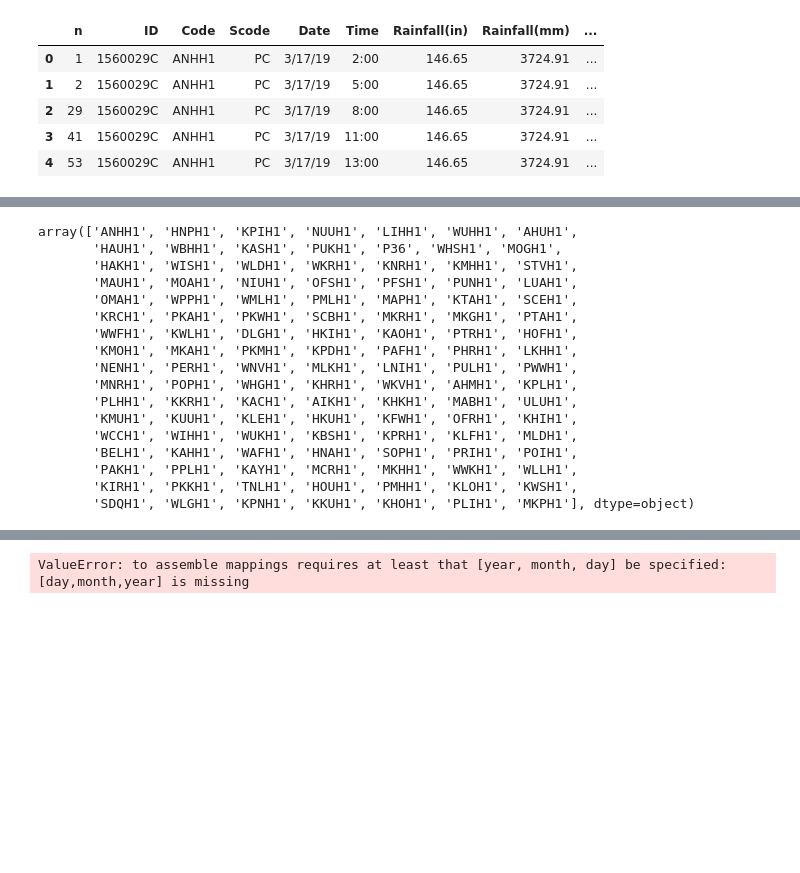
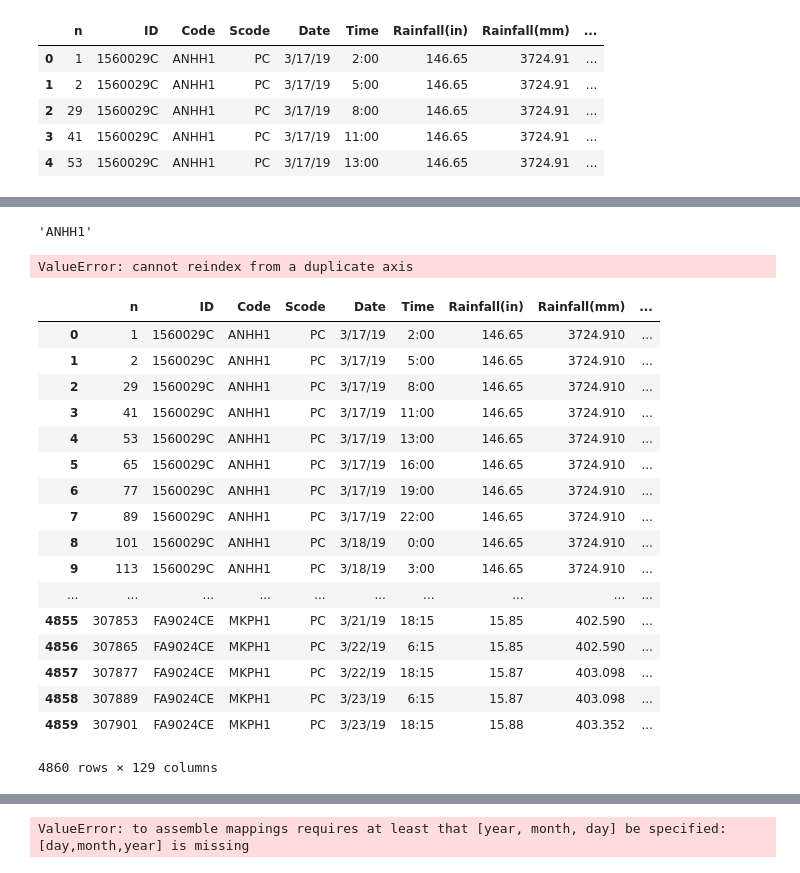
Before and after one commit to waterhackweek/whw2019_coastal_hydro, a Jupyter notebook: example_data/HADS/Tablehack.ipynb, the cells around one changed output, grey strips where cells are left out. Drawn from its saved outputs; the diff is of its cells as text; code cells hidden in the pictures; blank space fills up the shorter version.

```diff
--- a/example_data/HADS/Tablehack.ipynb
+++ b/example_data/HADS/Tablehack.ipynb
@@ -59,25 +102,13 @@ tablepc[0:5]
 # %%
-tablepc.Code.unique()
+sites=tablepc.Code.unique()
-# %% [output]
-array(['ANHH1', 'HNPH1', 'KPIH1', 'NUUH1', 'LIHH1', 'WUHH1', 'AHUH1',
-       'HAUH1', 'WBHH1', 'KASH1', 'PUKH1', 'P36', 'WHSH1', 'MOGH1',
-       'HAKH1', 'WISH1', 'WLDH1', 'WKRH1', 'KNRH1', 'KMHH1', 'STVH1',
-       'MAUH1', 'MOAH1', 'NIUH1', 'OFSH1', 'PFSH1', 'PUNH1', 'LUAH1',
-       'OMAH1', 'WPPH1', 'WMLH1', 'PMLH1', 'MAPH1', 'KTAH1', 'SCEH1',
-       'KRCH1', 'PKAH1', 'PKWH1', 'SCBH1', 'MKRH1', 'MKGH1', 'PTAH1',
-       'WWFH1', 'KWLH1', 'DLGH1', 'HKIH1', 'KAOH1', 'PTRH1', 'HOFH1',
-       'KMOH1', 'MKAH1', 'PKMH1', 'KPDH1', 'PAFH1', 'PHRH1', 'LKHH1',
-       'NENH1', 'PERH1', 'WNVH1', 'MLKH1', 'LNIH1', 'PULH1', 'PWWH1',
-       'MNRH1', 'POPH1', 'WHGH1', 'KHRH1', 'WKVH1', 'AHMH1', 'KPLH1',
-       'PLHH1', 'KKRH1', 'KACH1', 'AIKH1', 'KHKH1', 'MABH1', 'ULUH1',
-       'KMUH1', 'KUUH1', 'KLEH1', 'HKUH1', 'KFWH1', 'OFRH1', 'KHIH1',
-       'WCCH1', 'WIHH1', 'WUKH1', 'KBSH1', 'KPRH1', 'KLFH1', 'MLDH1',
-       'BELH1', 'KAHH1', 'WAFH1', 'HNAH1', 'SOPH1', 'PRIH1', 'POIH1',
-       'PAKH1', 'PPLH1', 'KAYH1', 'MCRH1', 'MKHH1', 'WWKH1', 'WLLH1',
-       'KIRH1', 'PKKH1', 'TNLH1', 'HOUH1', 'PMHH1', 'KLOH1', 'KWSH1',
-       'SDQH1', 'WLGH1', 'KPNH1', 'KKUH1', 'KHOH1', 'PLIH1', 'MKPH1'], dtype=object)
+# %%
+sites[0]
+# %% [output]
+'ANHH1'
 # %%
+# create columns for each site
 sites=tablepc.Code.unique()
 for site in sites:
-
-    tablepc[site] = tablepc['Rainfall Rate ( mm/hr)'][tablepc.Code==site]
+    df[site] = tablepc['Rainfall Rate ( mm/hr)'][tablepc.Code==site]
+# %% [output]
+ValueError: cannot reindex from a duplicate axis
@@ -83,0 +119,21 @@ for site in sites:
+# %%
+tablepc
+# %% [output]
+|  | n | ID | Code | Scode | Date | Time | Rainfall(in) | Rainfall(mm) | ... |
+| 0 | 1 | 1560029C | ANHH1 | PC | 3/17/19 | 2:00 | 146.65 | 3724.910 | ... |
+| 1 | 2 | 1560029C | ANHH1 | PC | 3/17/19 | 5:00 | 146.65 | 3724.910 | ... |
+| 2 | 29 | 1560029C | ANHH1 | PC | 3/17/19 | 8:00 | 146.65 | 3724.910 | ... |
+| 3 | 41 | 1560029C | ANHH1 | PC | 3/17/19 | 11:00 | 146.65 | 3724.910 | ... |
+| 4 | 53 | 1560029C | ANHH1 | PC | 3/17/19 | 13:00 | 146.65 | 3724.910 | ... |
+| 5 | 65 | 1560029C | ANHH1 | PC | 3/17/19 | 16:00 | 146.65 | 3724.910 | ... |
+| 6 | 77 | 1560029C | ANHH1 | PC | 3/17/19 | 19:00 | 146.65 | 3724.910 | ... |
+| 7 | 89 | 1560029C | ANHH1 | PC | 3/17/19 | 22:00 | 146.65 | 3724.910 | ... |
+| 8 | 101 | 1560029C | ANHH1 | PC | 3/18/19 | 0:00 | 146.65 | 3724.910 | ... |
+| 9 | 113 | 1560029C | ANHH1 | PC | 3/18/19 | 3:00 | 146.65 | 3724.910 | ... |
+| ... | ... | ... | ... | ... | ... | ... | ... | ... | ... |
+| 4855 | 307853 | FA9024CE | MKPH1 | PC | 3/21/19 | 18:15 | 15.85 | 402.590 | ... |
+| 4856 | 307865 | FA9024CE | MKPH1 | PC | 3/22/19 | 6:15 | 15.85 | 402.590 | ... |
+| 4857 | 307877 | FA9024CE | MKPH1 | PC | 3/22/19 | 18:15 | 15.87 | 403.098 | ... |
+| 4858 | 307889 | FA9024CE | MKPH1 | PC | 3/23/19 | 6:15 | 15.87 | 403.098 | ... |
+| 4859 | 307901 | FA9024CE | MKPH1 | PC | 3/23/19 | 18:15 | 15.88 | 403.352 | ... |
+4860 rows × 129 columns
```
Also changed, not shown: parts of 12 cells of this notebook, 1 other file.
